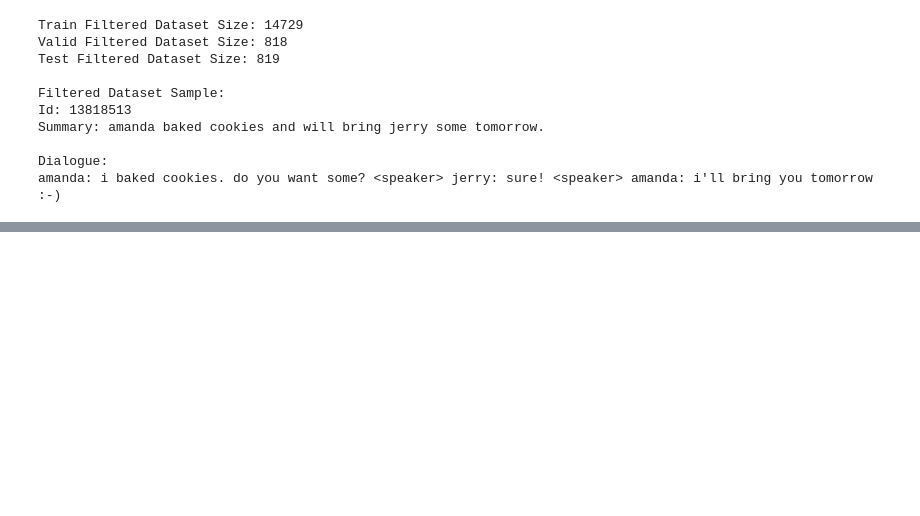
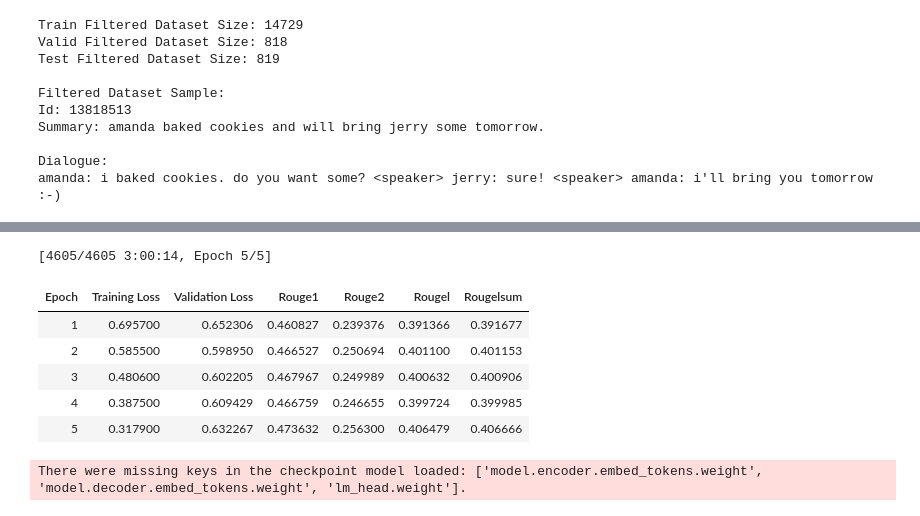
Before and after one commit to chamelyon/conversation_summarizer, a Jupyter notebook: entrega.ipynb, the cells around one changed output, grey strips where cells are left out. Saved outputs shown, nothing was run; the diff lists cells and outputs as text; code cells hidden in the pictures; blank space fills up the shorter version.

Commit message:
Upload with BART training

```diff
--- a/entrega.ipynb
+++ b/entrega.ipynb
@@ -355,0 +368,4 @@ amanda: i baked cookies. do you want some? <speaker> jerry: sure! <speaker> aman
+# %%
+model_name = "facebook/bart-large"
+tokenizer = BartTokenizer.from_pretrained(model_name)
+model = BartForConditionalGeneration.from_pretrained(model_name)
@@ -355,0 +424,31 @@ amanda: i baked cookies. do you want some? <speaker> jerry: sure! <speaker> aman
+# %%
+def compute_metrics(preds):
+    """
+    Compute ROUGE metrics for the model's predictions.
+    """
+    preds, labels = preds
+    # Decode preds & labels from tokens to texts
+    decoded_preds = tokenizer.batch_decode(preds, skip_special_tokens=True)
+    decoded_labels = tokenizer.batch_decode(labels, skip_special_tokens=True)
+    rouge_vals = rouge_metric.compute(predictions=decoded_preds, references=decoded_labels)
+    return rouge_vals
+
+# Load ROUGE metric
+rouge_metric = evaluate.load("rouge")
+# %%
+# Configure trainer
+trainer = Seq2SeqTrainer(
+    model=model,
+    args=training_args,
+    train_dataset=tokenized_dataset["train"],
+    eval_dataset=tokenized_dataset["valid"],
+    compute_metrics=compute_metrics
+)
+# %%
+# Fine-tune BART for SAMSum Dataset
+trainer.train()
+
+# Save tokenizer & model
+tokenizer.save_pretrained("bart-finetuned/tokenizer")
+model.save_pretrained("bart-finetuned/model")
+# %% [output]
@@ -355,0 +456,8 @@ amanda: i baked cookies. do you want some? <speaker> jerry: sure! <speaker> aman
+[4605/4605 3:00:14, Epoch 5/5]
+| Epoch | Training Loss | Validation Loss | Rouge1 | Rouge2 | Rougel | Rougelsum |
+| 1 | 0.695700 | 0.652306 | 0.460827 | 0.239376 | 0.391366 | 0.391677 |
+| 2 | 0.585500 | 0.598950 | 0.466527 | 0.250694 | 0.401100 | 0.401153 |
+| 3 | 0.480600 | 0.602205 | 0.467967 | 0.249989 | 0.400632 | 0.400906 |
+| 4 | 0.387500 | 0.609429 | 0.466759 | 0.246655 | 0.399724 | 0.399985 |
+| 5 | 0.317900 | 0.632267 | 0.473632 | 0.256300 | 0.406479 | 0.406666 |
+There were missing keys in the checkpoint model loaded: ['model.encoder.embed_tokens.weight', 'model.decoder.embed_tokens.weight', 'lm_head.weight'].
```
Also changed, not shown: parts of 8 cells of this notebook.
